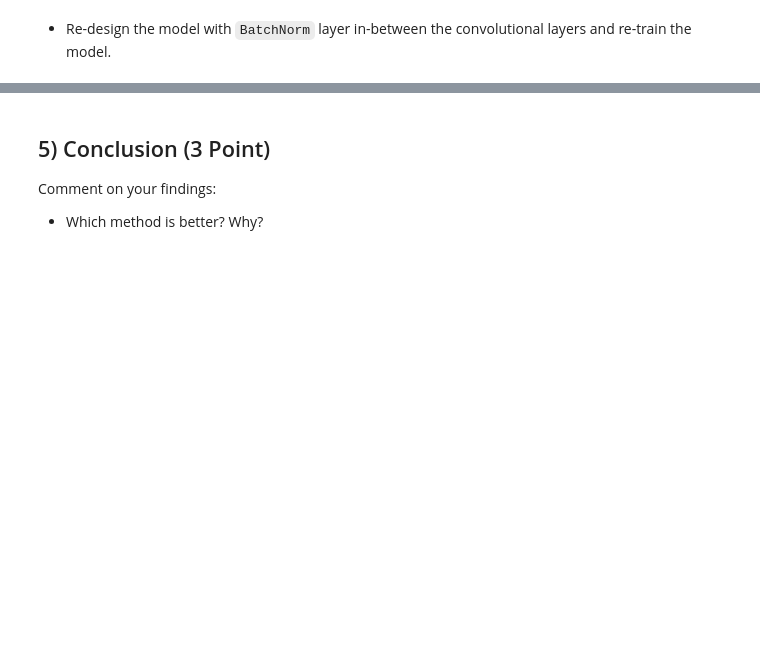
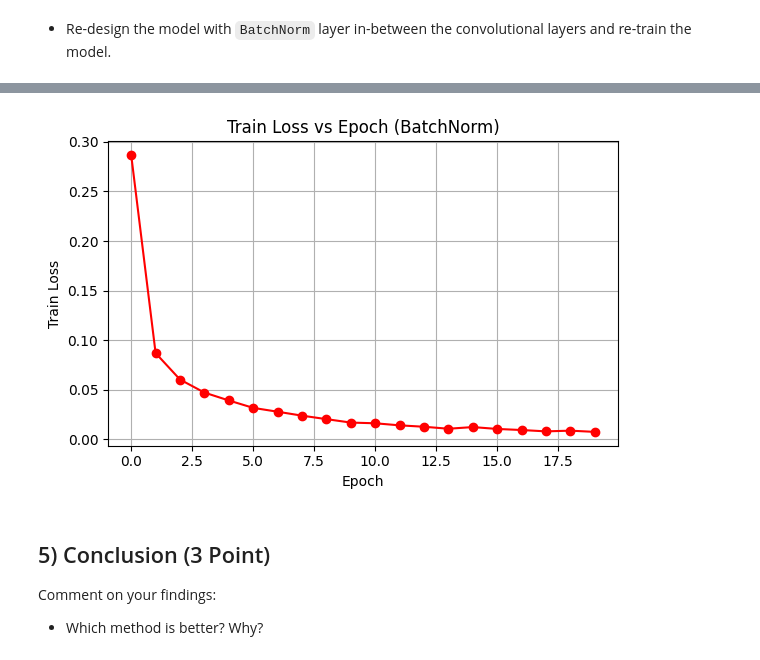
Before and after one commit to troniixx/uzh, a Jupyter notebook: Computational Science/Sem 4/PHY371/merol_ML4S_2025_Lab5_NN_in_lightning.ipynb, the cells around one changed output, grey strips where cells are left out. Saved outputs shown, nothing was run; the diff lists cells and outputs as text; code cells hidden in the pictures; blank space fills up the shorter version.

Commit message:
PHY371.5 Added batchnorm

```diff
--- a/Computational Science/Sem 4/PHY371/merol_ML4S_2025_Lab5_NN_in_lightning.ipynb
+++ b/Computational Science/Sem 4/PHY371/merol_ML4S_2025_Lab5_NN_in_lightning.ipynb
@@ -712,3 +761,20 @@ trainer_bn_only.test(experiment, datamodule=data_module)
+# %%
+df = pd.read_csv("/Users/merterol/Desktop/iMac27_github/uzh/Computational Science/Sem 4/PHY371/MNIST_exp/MNIST_Experiment_BN/version_2/metrics.csv")
+
+df = df.dropna(subset=["train_loss_epoch"])
+
+loss_per_epoch = df.groupby("epoch")["train_loss_epoch"].mean()
+
+plt.figure(figsize=(6, 4))
+plt.plot(loss_per_epoch.index, loss_per_epoch.values, marker='o', color='red')
+plt.title("Train Loss vs Epoch (BatchNorm)")
+plt.xlabel("Epoch")
+plt.ylabel("Train Loss")
+plt.grid(True)
+plt.tight_layout()
+plt.show()
+# %% [output]
+[figure, added]
 # %% [markdown]
 ## 5) Conclusion (3 Point)
 Comment on your findings:
```
Also changed, not shown: parts of 7 cells of this notebook.
